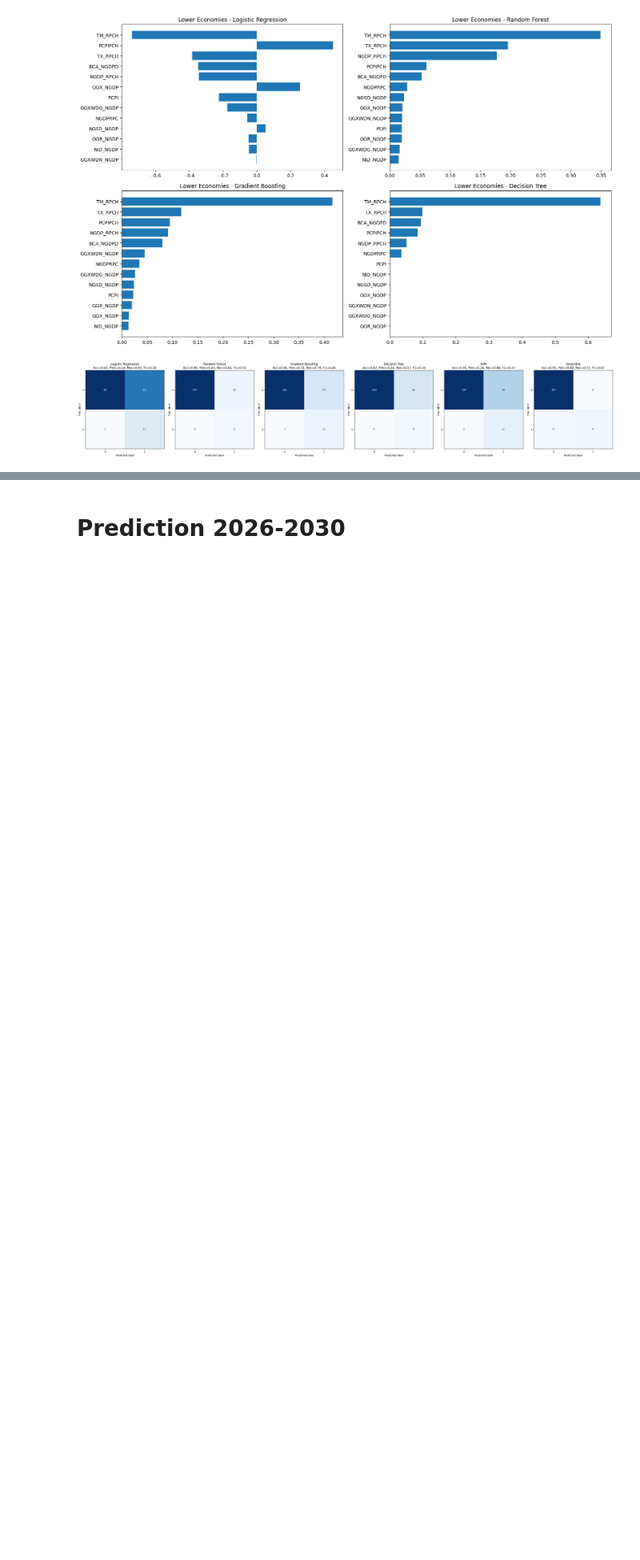
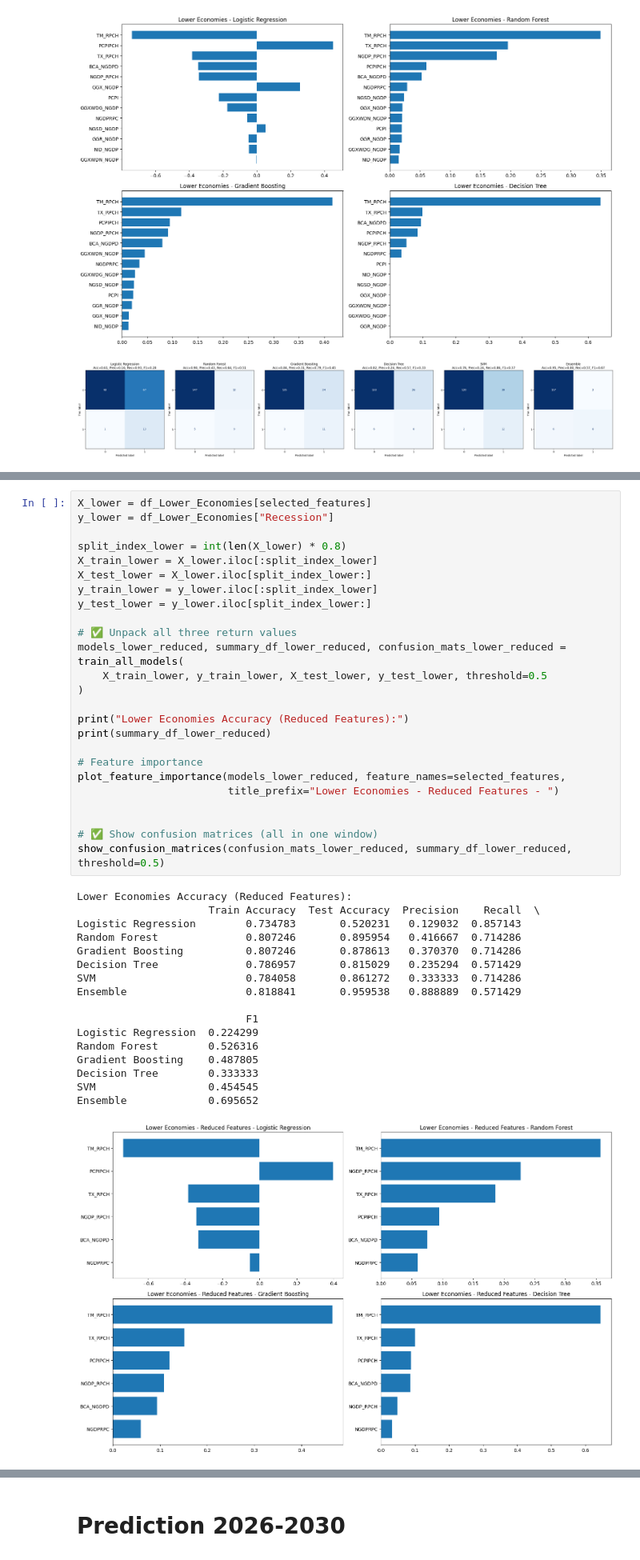
Before and after one commit to ningerdinger/Machine_Learning, a Jupyter notebook: Final_product.ipynb, the cells around one changed output, grey strips where cells are left out. Shown at 80% size. Cells and saved outputs as stored; diff of their text form; blank space fills up the shorter version.

```diff
--- a/Final_product.ipynb
+++ b/Final_product.ipynb
@@ -767,0 +859,43 @@ Ensemble             0.666667
+# %%
+X_lower = df_Lower_Economies[selected_features]
+y_lower = df_Lower_Economies["Recession"]
+
+split_index_lower = int(len(X_lower) * 0.8)
+X_train_lower = X_lower.iloc[:split_index_lower]
+X_test_lower = X_lower.iloc[split_index_lower:]
+y_train_lower = y_lower.iloc[:split_index_lower]
+y_test_lower = y_lower.iloc[split_index_lower:]
+
+# ✅ Unpack all three return values
+models_lower_reduced, summary_df_lower_reduced, confusion_mats_lower_reduced = train_all_models(
+    X_train_lower, y_train_lower, X_test_lower, y_test_lower, threshold=0.5
+)
+
+print("Lower Economies Accuracy (Reduced Features):")
+print(summary_df_lower_reduced)
+
+# Feature importance
+plot_feature_importance(models_lower_reduced, feature_names=selected_features,
+                        title_prefix="Lower Economies - Reduced Features - ")
+
+
+# ✅ Show confusion matrices (all in one window)
+show_confusion_matrices(confusion_mats_lower_reduced, summary_df_lower_reduced, threshold=0.5)
+# %% [output]
+Lower Economies Accuracy (Reduced Features):
+                     Train Accuracy  Test Accuracy  Precision    Recall  \
+Logistic Regression        0.734783       0.520231   0.129032  0.857143
+Random Forest              0.807246       0.895954   0.416667  0.714286
+Gradient Boosting          0.807246       0.878613   0.370370  0.714286
+Decision Tree              0.786957       0.815029   0.235294  0.571429
+SVM                        0.784058       0.861272   0.333333  0.714286
+Ensemble                   0.818841       0.959538   0.888889  0.571429
+
+                           F1
+Logistic Regression  0.224299
+Random Forest        0.526316
+Gradient Boosting    0.487805
+Decision Tree        0.333333
+SVM                  0.454545
+Ensemble             0.695652
+[figure, added]
```
Also changed, not shown: parts of 9 cells of this notebook.
